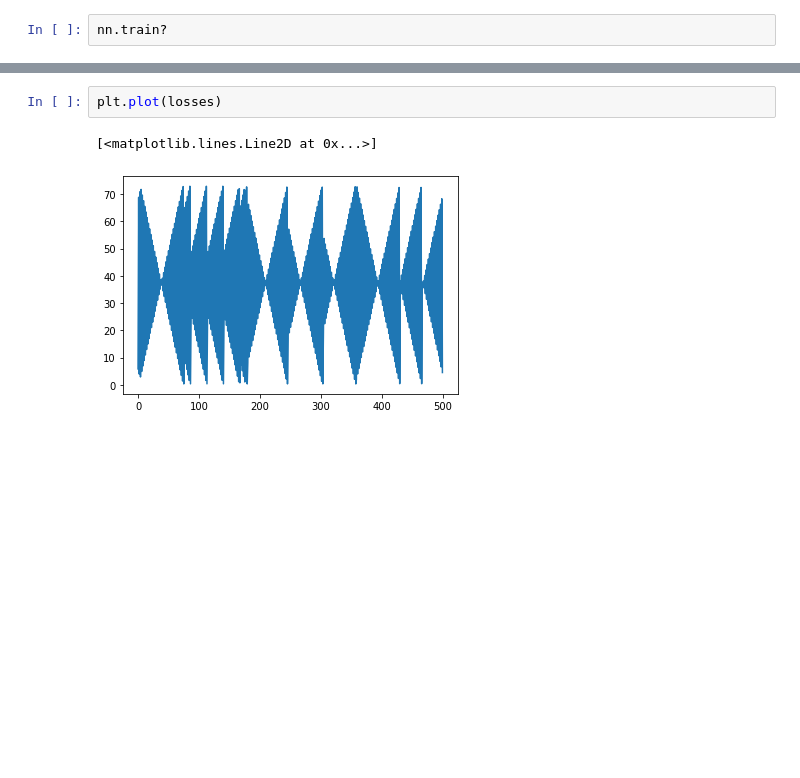
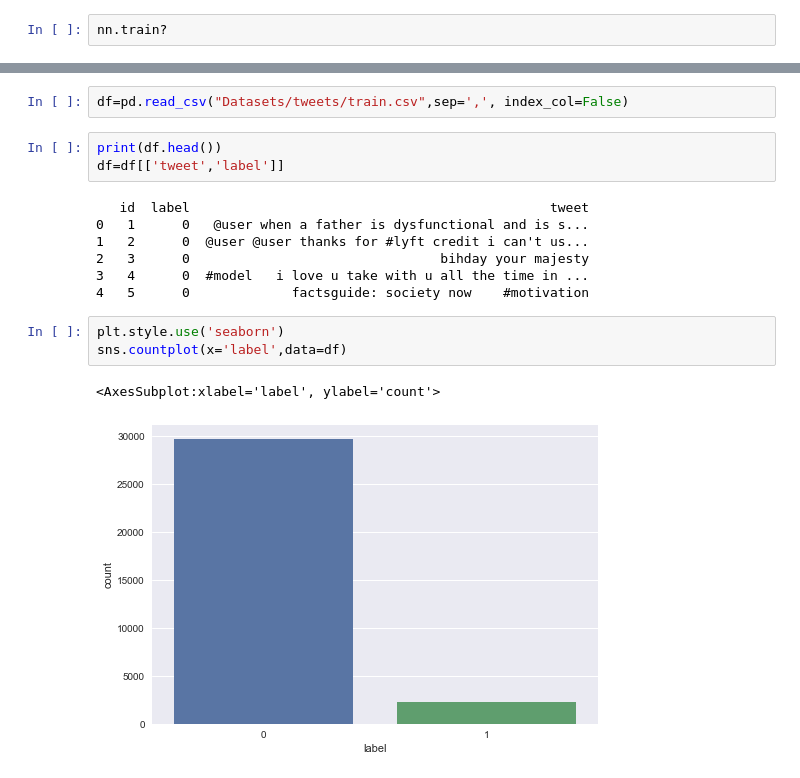
Before and after one commit to gaganwalia212/Neural-Networks, a Jupyter notebook: sentiment analysis.ipynb, the cells around one changed output, grey strips where cells are left out. Saved outputs shown, nothing was run; the diff lists cells and outputs as text; blank space fills up the shorter version.

```diff
--- a/sentiment analysis.ipynb
+++ b/sentiment analysis.ipynb
@@ -102,5 +122,18 @@ MemoryError: Unable to allocate 10.1 GiB for an array with shape (12784, 105530)
 # %%
-plt.plot(losses)
+df=pd.read_csv("Datasets/tweets/train.csv",sep=',', index_col=False)
-# %% [output]
-[<matplotlib.lines.Line2D at 0x...>]
-[figure, removed]
+# %%
+print(df.head())
+df=df[['tweet','label']]
+# %% [output]
+   id  label                                              tweet
+0   1      0   @user when a father is dysfunctional and is s...
+1   2      0  @user @user thanks for #lyft credit i can't us...
+2   3      0                                bihday your majesty
+3   4      0  #model   i love u take with u all the time in ...
+4   5      0             factsguide: society now    #motivation
+# %%
+plt.style.use('seaborn')
+sns.countplot(x='label',data=df)
+# %% [output]
+<AxesSubplot:xlabel='label', ylabel='count'>
+[figure, added]
```
Also changed, not shown: parts of 62 cells of this notebook, 1 other file.
